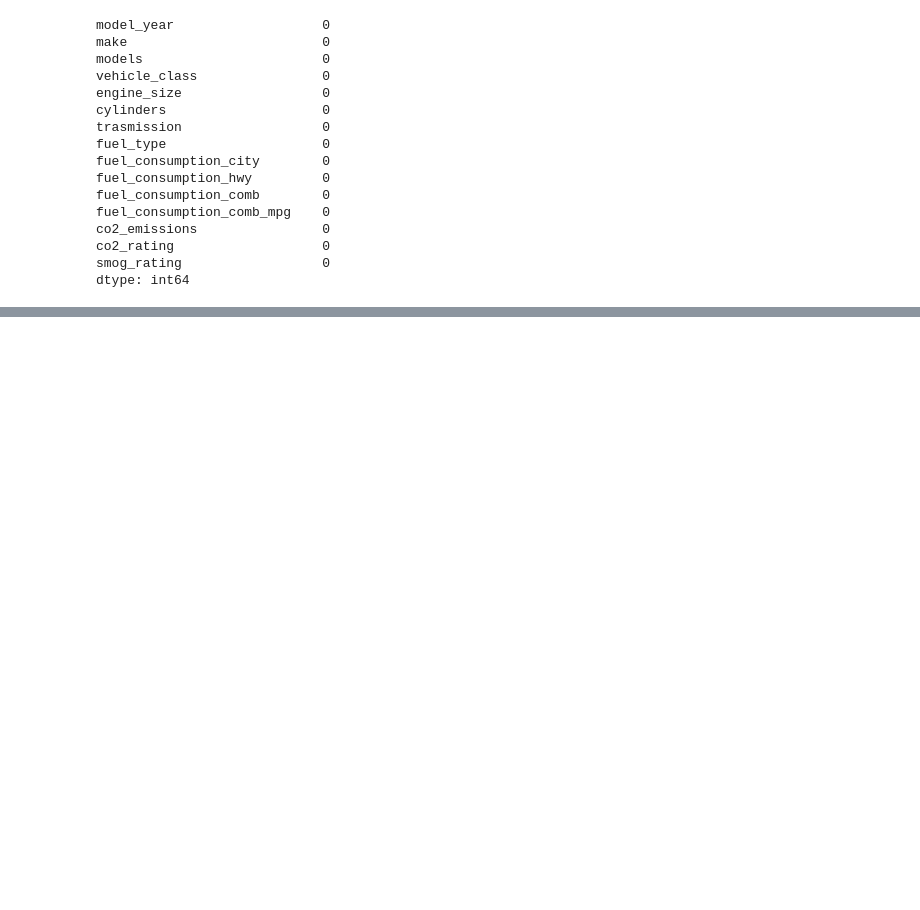
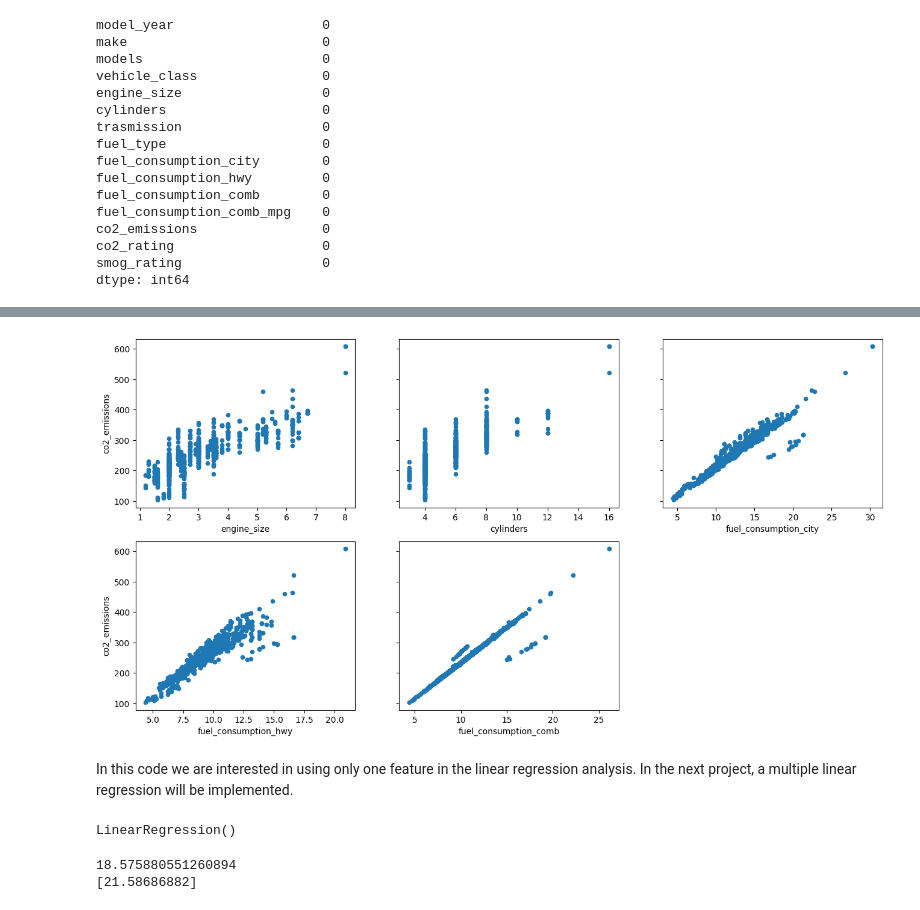
Before and after one commit to williamjouse/Linear-Regression, a Jupyter notebook: linear_regression_CO2emission.ipynb, the cells around one changed output, grey strips where cells are left out. Saved outputs shown, nothing was run; the diff lists cells and outputs as text; code cells hidden in the pictures; blank space fills up the shorter version.

```diff
--- a/linear_regression_CO2emission.ipynb
+++ b/linear_regression_CO2emission.ipynb
@@ -210,0 +136,14 @@ data.head()
+# %%
+# visualize the relationship between the features and the response using scatterplots
+fig, axs = plt.subplots(2, 3, sharey=True)
+data.plot(kind='scatter', x='engine_size', y='co2_emissions', ax=axs[0][0], figsize=(16, 8), c = None)
+data.plot(kind='scatter', x='cylinders', y='co2_emissions', ax=axs[0][1], c = None)
+data.plot(kind='scatter', x='fuel_consumption_city', y='co2_emissions', ax=axs[0][2], c = None)
+data.plot(kind='scatter', x='fuel_consumption_hwy', y='co2_emissions', ax=axs[1][0], c = None)
+data.plot(kind='scatter', x='fuel_consumption_comb', y='co2_emissions', ax=axs[1][1], c = None)
+axs[1,2].set_axis_off()
+plt.show()
+# %% [output]
+[figure, added]
+# %% [markdown]
+In this code we are interested in using only one feature in the linear regression analysis. In the next project, a multiple linear regression will be implemented.
@@ -211 +157,16 @@ data.head()
+# %%
+# Linear regression in scikit-learn
+lin_reg = LinearRegression()
+
+# Fit the model to the training data
+lin_reg.fit(X_train, y_train)
+# %% [output]
+LinearRegression()
+# %%
+# print the intercept and coefficients
+print(lin_reg.intercept_)
+print(lin_reg.coef_)
+# %% [output]
+18.575880551260894
+[21.58686882]
 # %%
```
Also changed, not shown: parts of 25 cells of this notebook, 5 other files.
